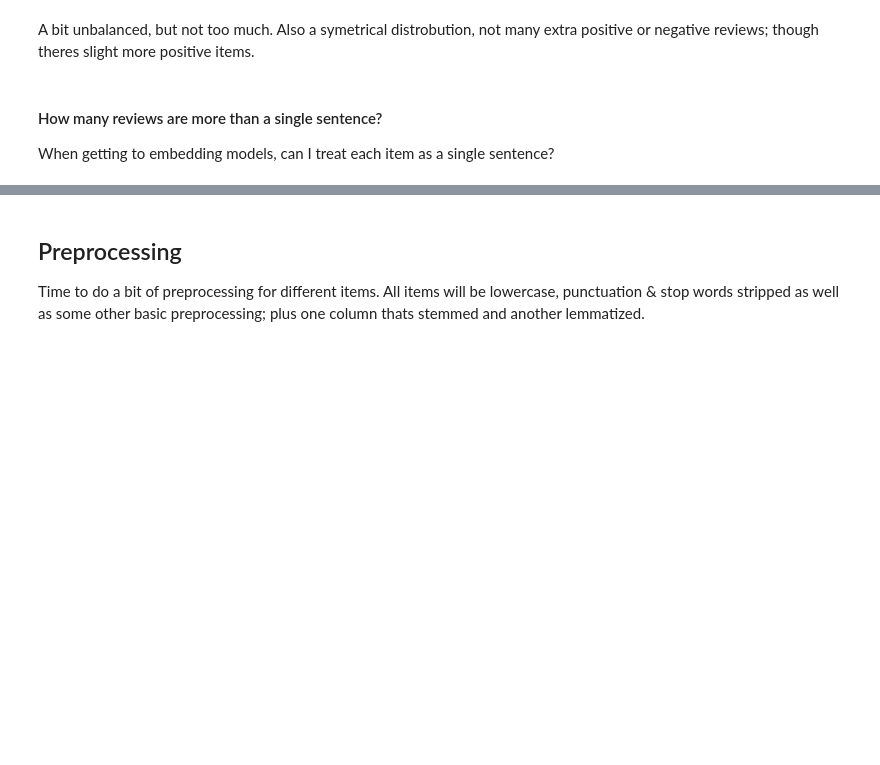
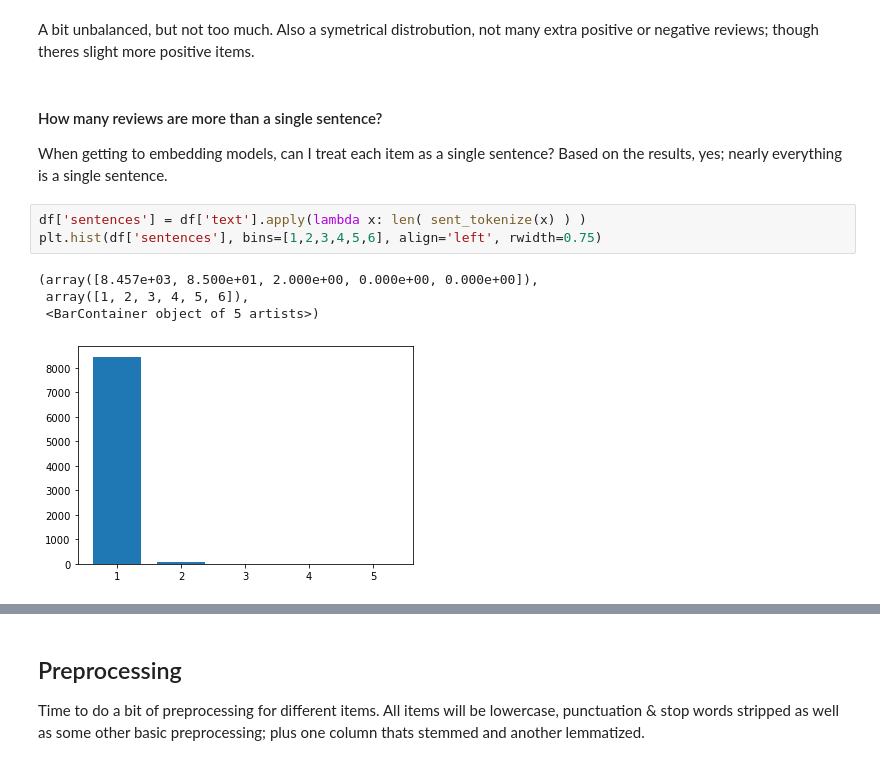
Before and after one commit to EvanMata/embeddingProject, a Jupyter notebook: Initial Models & Data Exploration.ipynb, the cells around one changed output, grey strips where cells are left out. Drawn from its saved outputs; the diff is of its cells as text; blank space fills up the shorter version.

```diff
--- a/Initial Models & Data Exploration.ipynb
+++ b/Initial Models & Data Exploration.ipynb
@@ -59,4 +63,12 @@ A bit unbalanced, but not too much. Also a symetrical distrobution, not many ext
 # %% [markdown]
 #### How many reviews are more than a single sentence?
 
-When getting to embedding models, can I treat each item as a single sentence?
+When getting to embedding models, can I treat each item as a single sentence? Based on the results, yes; nearly everything is a single sentence.
+# %%
+df['sentences'] = df['text'].apply(lambda x: len( sent_tokenize(x) ) )
+plt.hist(df['sentences'], bins=[1,2,3,4,5,6], align='left', rwidth=0.75)
+# %% [output]
+(array([8.457e+03, 8.500e+01, 2.000e+00, 0.000e+00, 0.000e+00]),
+ array([1, 2, 3, 4, 5, 6]),
+ <BarContainer object of 5 artists>)
+[figure, added]
```
Also changed, not shown: parts of 27 cells of this notebook.
